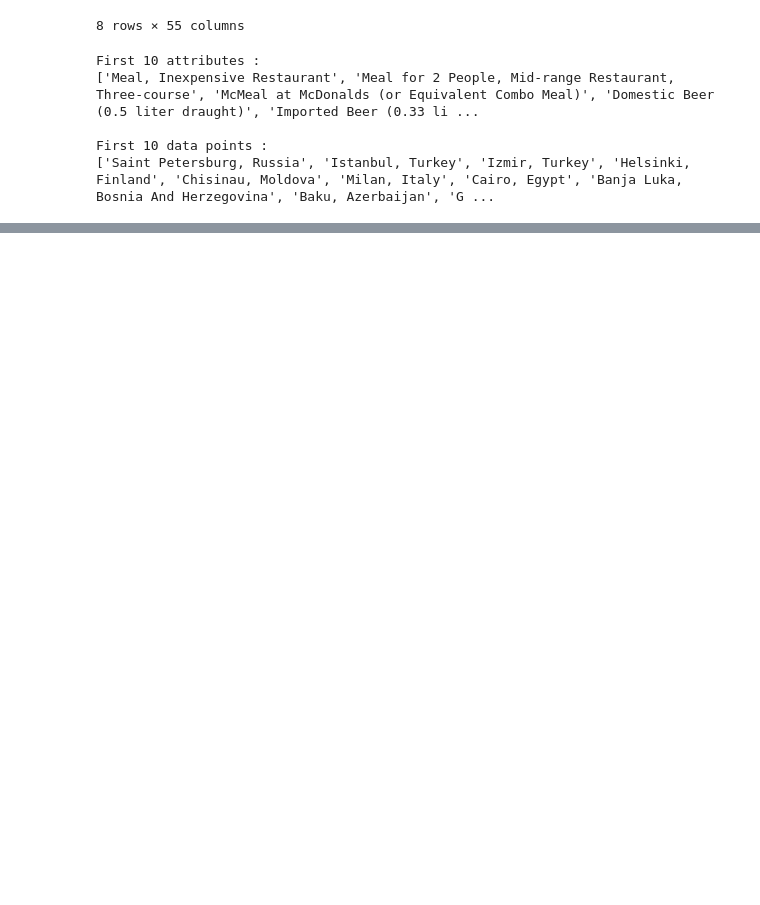
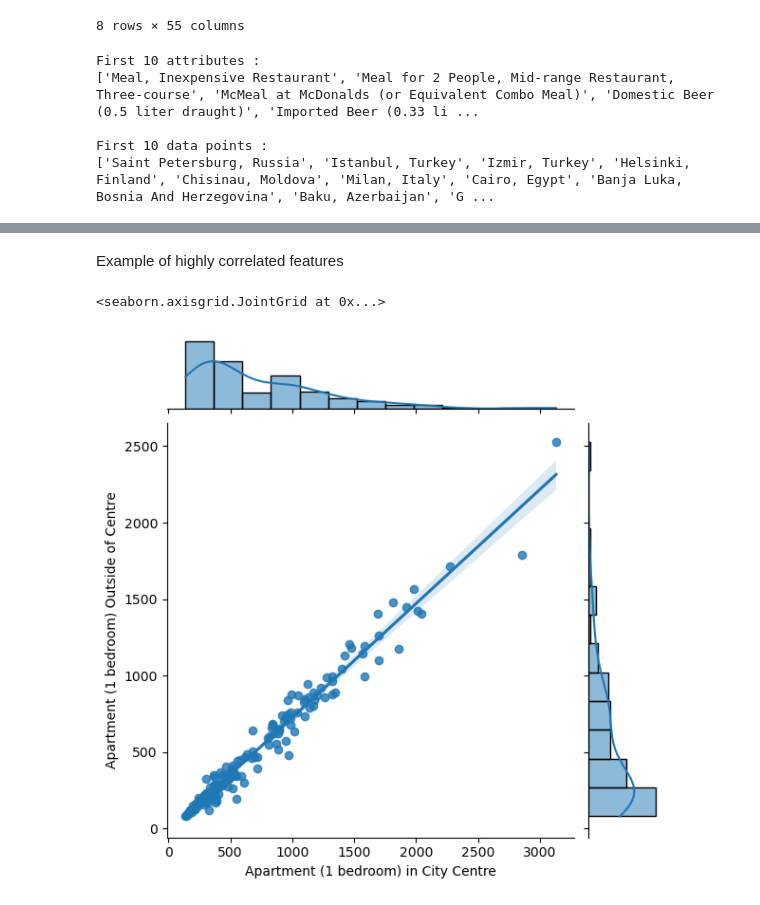
Before and after one commit to simlal/data-mining-assignments_bin710, a Jupyter notebook: td1/td1.ipynb, the cells around one changed output, grey strips where cells are left out. Drawn from its saved outputs; the diff is of its cells as text; code cells hidden in the pictures; blank space fills up the shorter version.

```diff
--- a/td1/td1.ipynb
+++ b/td1/td1.ipynb
@@ -25,8 +25,8 @@ cl_df.head()
 5 rows × 160 columns
 # %%
 # Tranpose attr to cols
-cl_df = cl_df.T
-cl_df.head()
+df_cl = df_cl.T
+df_cl.head()
 # %% [output]
 |  | Meal, Inexpensive Restaurant | Meal for 2 People, Mid-range Rest... | McMeal at McDonalds (or Equivalen... | Domestic Beer (0.5 liter draught) | ... |
 | Saint Petersburg, Russia | 7.34 | 29.35 | 4.40 | 2.20 | ... |
@@ -51,8 +51,8 @@ cl_df.describe()
 8 rows × 55 columns
 # %%
 # get attr and data points names
-attr = cl_df.columns.to_list()
-obs = cl_df.index.to_list()
+attr = df_cl.columns.to_list()
+obs = df_cl.index.to_list()
 print(f"First 10 attributes :\n{attr[0:10]}\n")
 print(f"First 10 data points :\n{obs[0:10]}")
 # %% [output]
@@ -61,3 +61,6 @@ First 10 attributes :
 
 First 10 data points :
 ['Saint Petersburg, Russia', 'Istanbul, Turkey', 'Izmir, Turkey', 'Helsinki, Finland', 'Chisinau, Moldova', 'Milan, Italy', 'Cairo, Egypt', 'Banja Luka, Bosnia And Herzegovina', 'Baku, Azerbaijan', 'G ...
+# %%
+df_cl.index.name = "cities"
+df_cl.index
@@ -63,0 +80,6 @@ First 10 data points :
+# %%
+# Get appartment related attr
+apt_attr = [att for att in attr if re.search("[Aa]part", att)]
+
+df_apt = df_cl[apt_attr]
+df_apt.head()
@@ -63,0 +94,8 @@ First 10 data points :
+# %% [markdown]
+Example of highly correlated features
+# %%
+# Plot correlations
+sns.jointplot(data=df_apt, x=apt_attr[0], y=apt_attr[1], kind="reg")
+# %% [output]
+<seaborn.axisgrid.JointGrid at 0x...>
+[figure, added]
```
Also changed, not shown: parts of 11 cells of this notebook.
